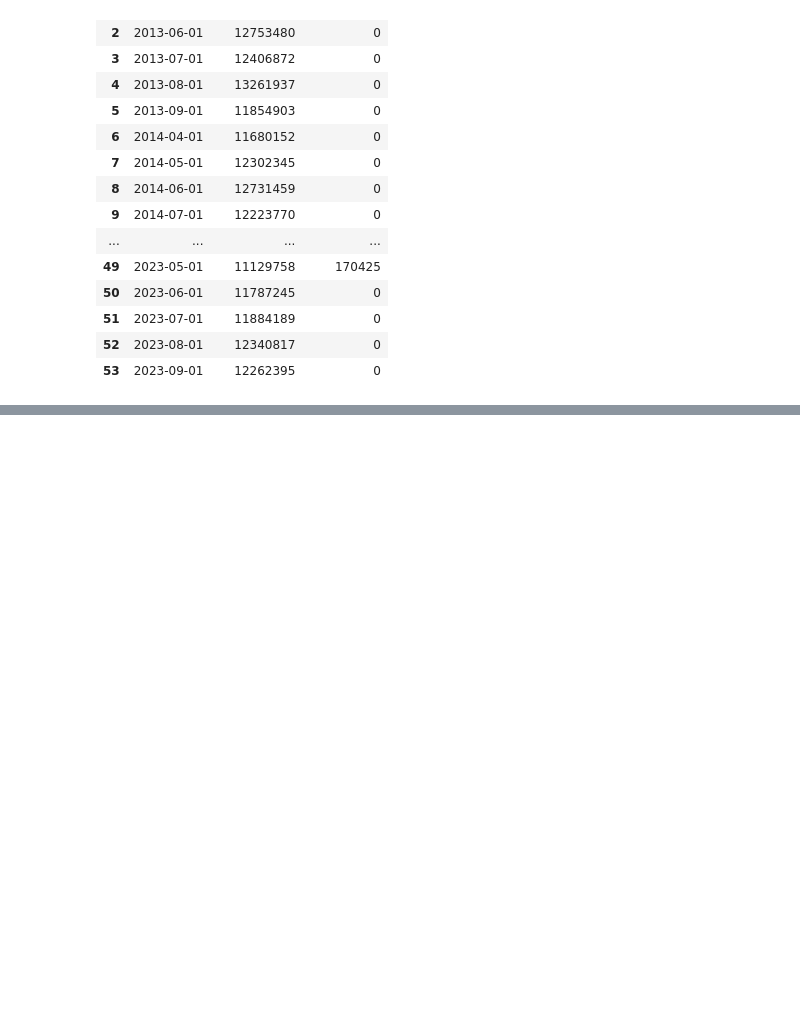
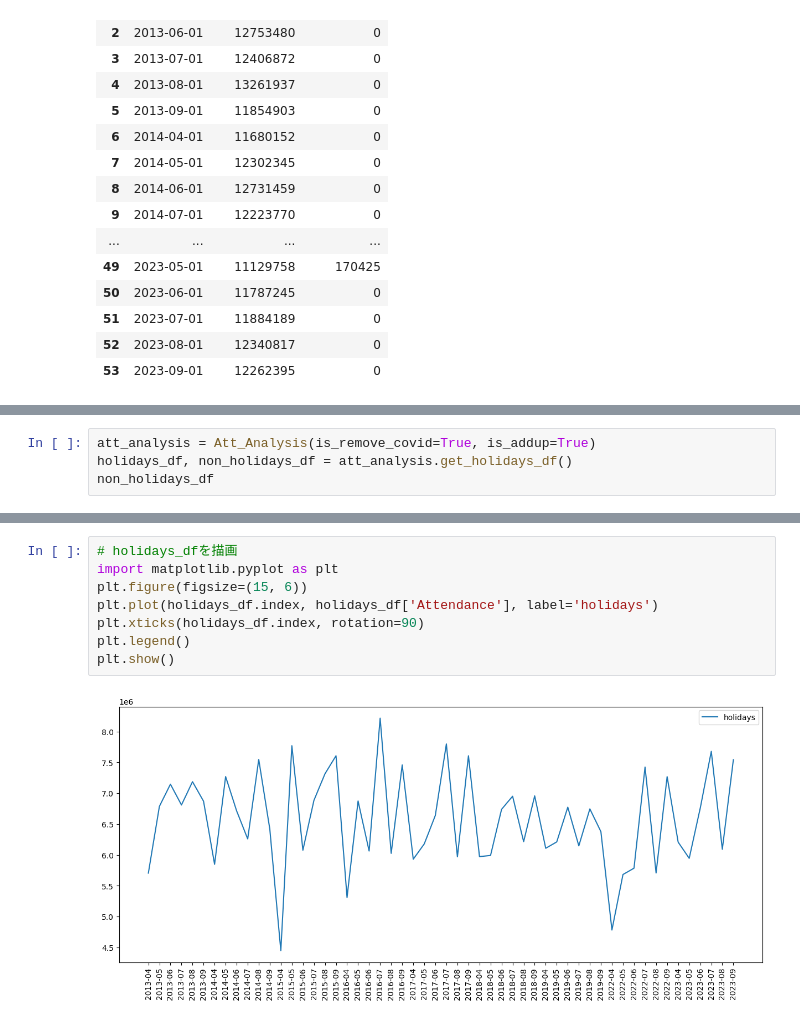
Before and after one commit to mohki7/graduation_thesis, a Jupyter notebook: Analysis.ipynb, the cells around one changed output, grey strips where cells are left out. Saved outputs shown, nothing was run; the diff lists cells and outputs as text; blank space fills up the shorter version.

```diff
--- a/Analysis.ipynb
+++ b/Analysis.ipynb
@@ -741,0 +1102,4 @@ df_
+# %%
+att_analysis = Att_Analysis(is_remove_covid=True, is_addup=True)
+holidays_df, non_holidays_df = att_analysis.get_holidays_df()
+non_holidays_df
@@ -741,0 +1144,10 @@ df_
+# %%
+# holidays_dfを描画
+import matplotlib.pyplot as plt
+plt.figure(figsize=(15, 6))
+plt.plot(holidays_df.index, holidays_df['Attendance'], label='holidays')
+plt.xticks(holidays_df.index, rotation=90)
+plt.legend()
+plt.show()
+# %% [output]
+[figure, added]
```
Also changed, not shown: parts of 27 cells of this notebook, 3 other files.
